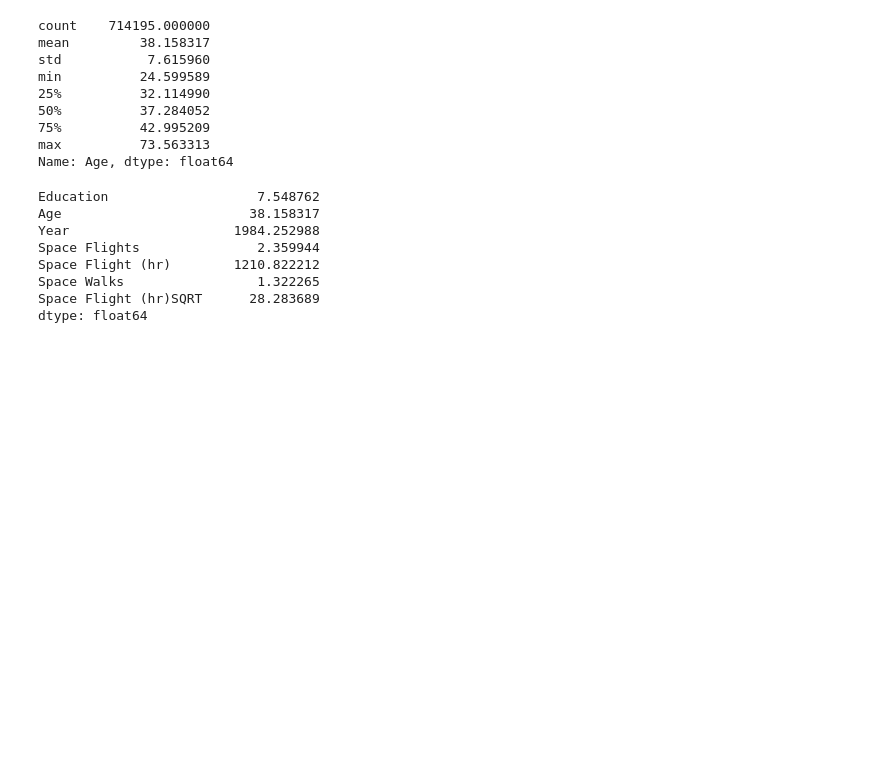
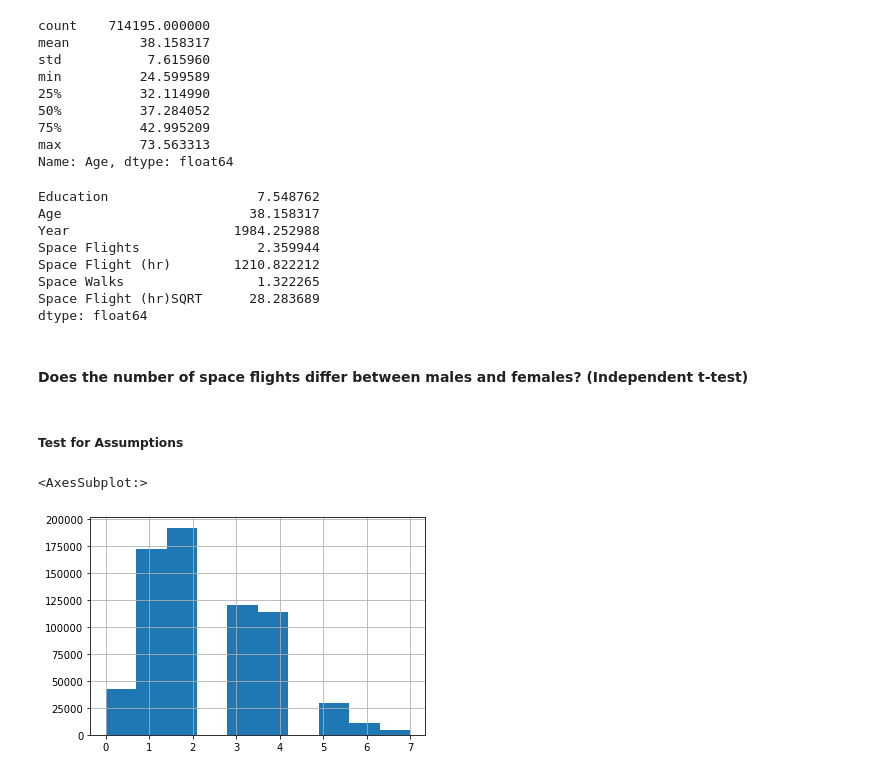
Before and after one commit to rhreich34/NASA-Hiring-Rate, a Jupyter notebook: Cynthia's Notebook.ipynb, the cells around one changed output. Saved outputs shown, nothing was run; the diff lists cells and outputs as text; code cells hidden in the pictures; blank space fills up the shorter version.

```diff
--- a/Cynthia's Notebook.ipynb
+++ b/Cynthia's Notebook.ipynb
@@ -205,3 +205,12 @@ Space Flight (hr)        1210.822212
 Space Walks                 1.322265
 Space Flight (hr)SQRT      28.283689
 dtype: float64
+# %% [markdown]
+#### Does the number of space flights differ between males and females? (Independent t-test)
+# %% [markdown]
+##### Test for Assumptions
+# %%
+NasaData['Space Flights'][NasaData['Gender']== 'Male'].hist()
+# %% [output]
+<AxesSubplot:>
+[figure, added]
```
Also changed, not shown: parts of 7 cells of this notebook.
